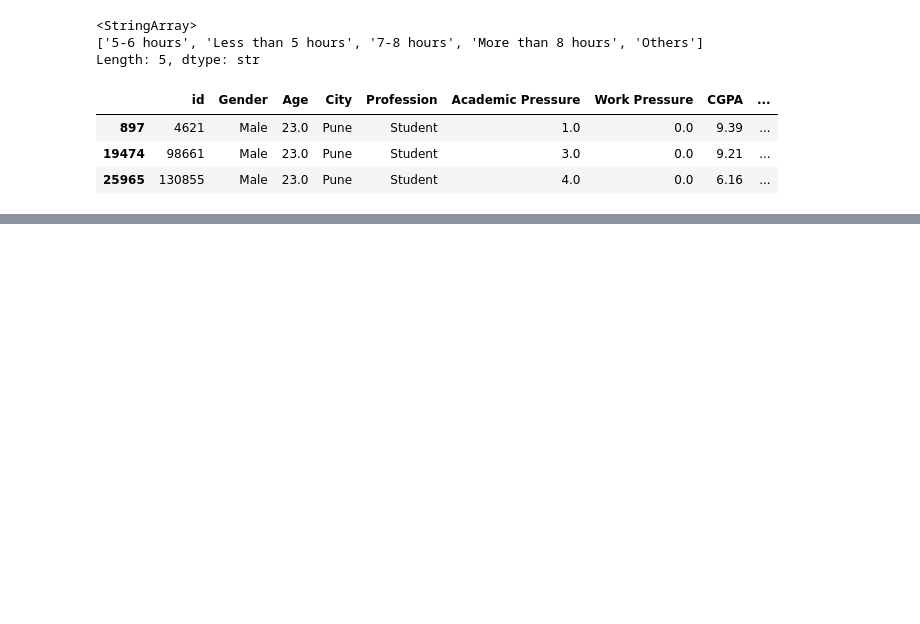
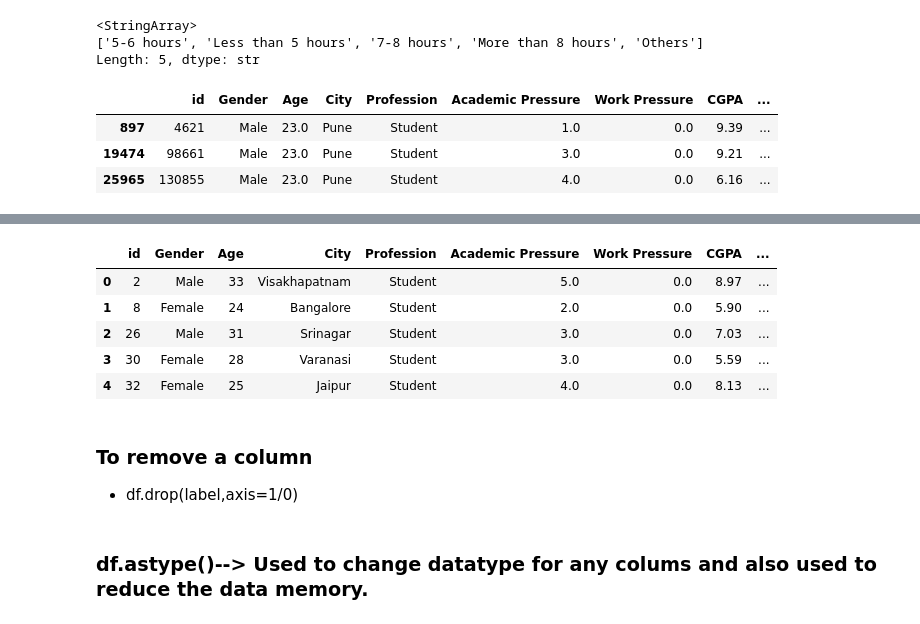
Before and after one commit to sarkar-ai-26/GenAi, a Jupyter notebook: GenAI_Learning/MachineLearning/PreRequisite/Pandas/PandasLearning_Series.ipynb, the cells around one changed output, grey strips where cells are left out. Saved outputs shown, nothing was run; the diff lists cells and outputs as text; code cells hidden in the pictures; blank space fills up the shorter version.

```diff
--- a/GenAI_Learning/MachineLearning/PreRequisite/Pandas/PandasLearning_Series.ipynb
+++ b/GenAI_Learning/MachineLearning/PreRequisite/Pandas/PandasLearning_Series.ipynb
@@ -753,0 +769,14 @@ sdp_df[(sdp_df["Profession"] == "Student") & (sdp_df['Age'] == 23) & (sdp_df['Ge
+# %%
+sdp_df['Name'] = 'Yash'
+# %%
+sdp_df.head()
+# %% [output]
+|  | id | Gender | Age | City | Profession | Academic Pressure | Work Pressure | CGPA | ... |
+| 0 | 2 | Male | 33 | Visakhapatnam | Student | 5.0 | 0.0 | 8.97 | ... |
+| 1 | 8 | Female | 24 | Bangalore | Student | 2.0 | 0.0 | 5.90 | ... |
+| 2 | 26 | Male | 31 | Srinagar | Student | 3.0 | 0.0 | 7.03 | ... |
+| 3 | 30 | Female | 28 | Varanasi | Student | 3.0 | 0.0 | 5.59 | ... |
+| 4 | 32 | Female | 25 | Jaipur | Student | 4.0 | 0.0 | 8.13 | ... |
+# %% [markdown]
+### To remove a column
+- df.drop(label,axis=1/0)
@@ -753,0 +785,2 @@ sdp_df[(sdp_df["Profession"] == "Student") & (sdp_df['Age'] == 23) & (sdp_df['Ge
+# %% [markdown]
+### df.astype()--> Used to change datatype for any colums and also used to reduce the data memory.
```
Also changed, not shown: parts of 8 cells of this notebook, 4 other files.
